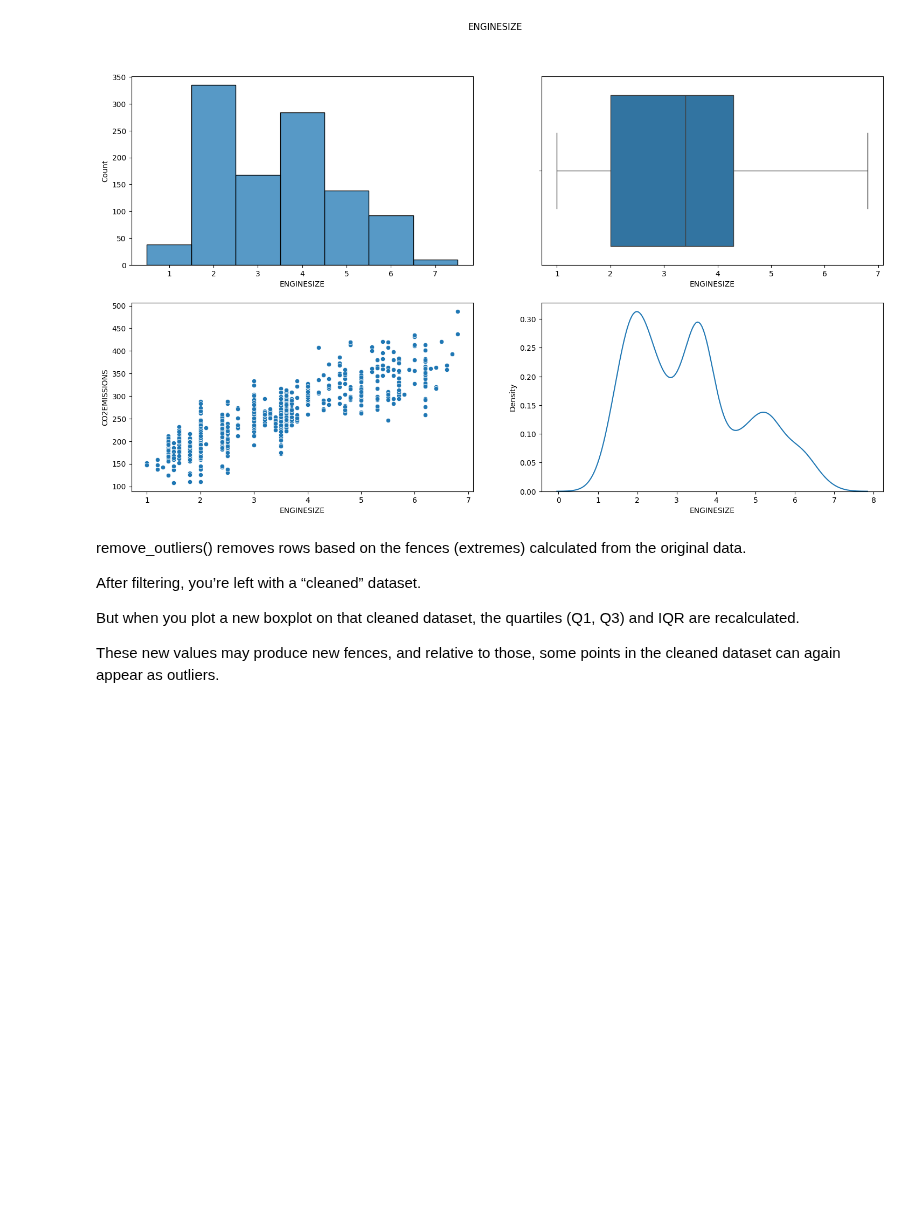
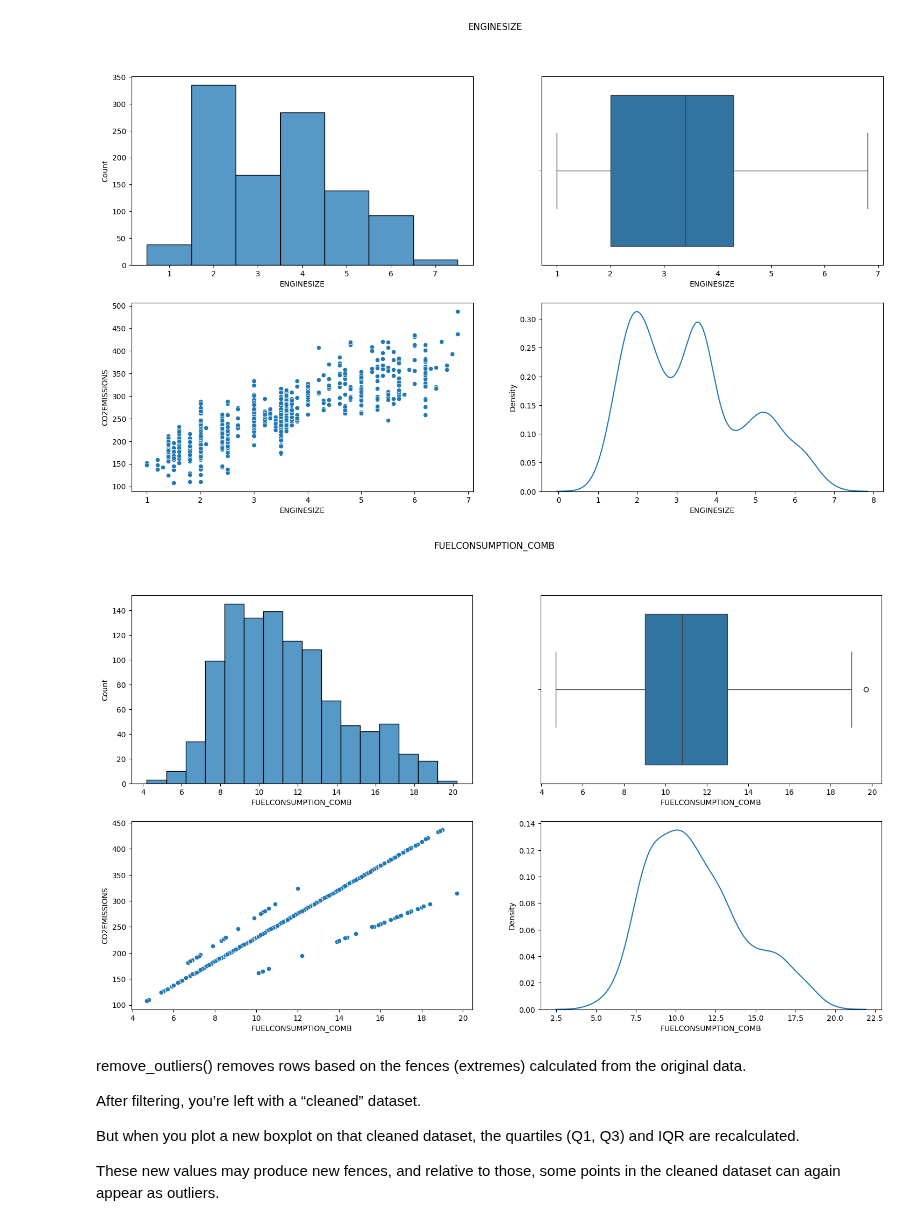
Before and after one commit to fateme-alk/learning, a Jupyter notebook: regression/Simple_Linear_Regression_v1.ipynb, the cells around one changed output. Saved outputs shown, nothing was run; the diff lists cells and outputs as text; code cells hidden in the pictures; blank space fills up the shorter version.

```diff
--- a/regression/Simple_Linear_Regression_v1.ipynb
+++ b/regression/Simple_Linear_Regression_v1.ipynb
@@ -275,3 +273,7 @@ draw_plot()
+# %%
+draw_plot(cdf_fuelconsumption_comb, 'FUELCONSUMPTION_COMB', 'CO2EMISSIONS')
+# %% [output]
+[figure, added]
 # %% [markdown]
 remove_outliers() removes rows based on the fences (extremes) calculated from the original data.
 
```
Also changed, not shown: parts of 1 cell of this notebook.
